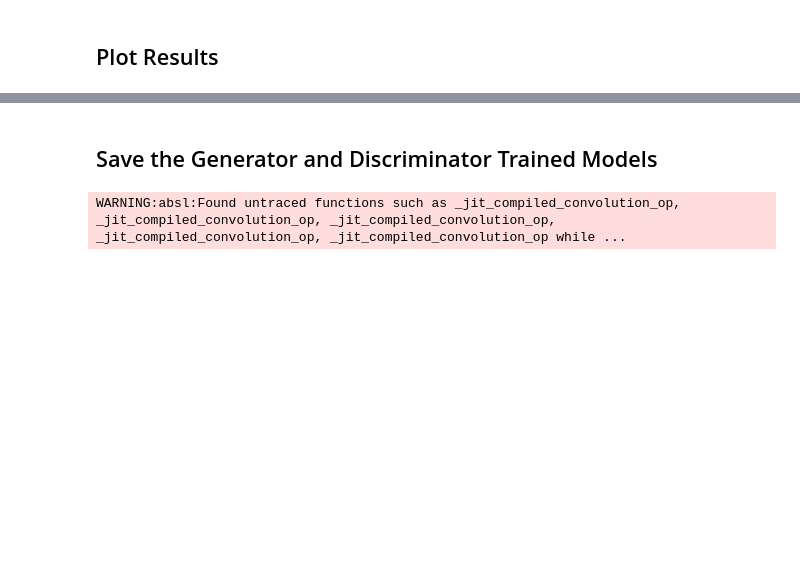
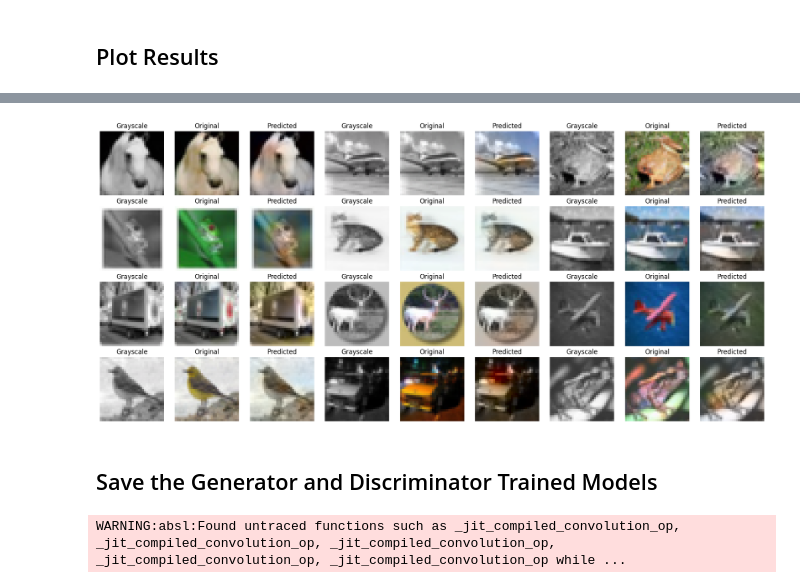
Before and after one commit to pintamonas4575/RLGAN-project-MAADM-UPM, a Jupyter notebook: RLGAN-p2-GAN.ipynb, the cells around one changed output, grey strips where cells are left out. Drawn from its saved outputs; the diff is of its cells as text; code cells hidden in the pictures; blank space fills up the shorter version.

```diff
--- a/RLGAN-p2-GAN.ipynb
+++ b/RLGAN-p2-GAN.ipynb
@@ -627,3 +632,73 @@ plot_colorized_images(n_samples=12)
+# %%
+def plot_colorized_images_random(n_samples: int) -> None:
+    # Randomly select n_samples indices from the test set
+    indices = np.random.choice(len(X_test), n_samples, replace=False)
+
+    # Generate colorized versions of the randomly selected grayscale images in the test set
+    Y_hat = generator(X_test[indices])
+
+    num_cols = 9  # Number of columns in the grid (3 triplets per row)
+    num_rows = (n_samples + 2) // 3  # Number of rows in the grid
+    font_size = 12  # Font size for titles
+
+    # Create a grid of subplots with num_rows rows and num_cols columns
+    fig, axes = plt.subplots(num_rows, num_cols, figsize=(num_cols * 2, num_rows * 2))
+    fig.subplots_adjust(hspace=0.3, wspace=0.1)  # Adjust spacing between subplots
+
+    # Loop over the grayscale images, original color images, and colorized images
+    for i, (x, y, y_hat) in enumerate(zip(X_test[indices], Y_test[indices], Y_hat)):
+        row = i // 3
+        col = (i % 3) * 3
+
+        # Convert the original color image from Lab to RGB
+        orig_lab = np.dstack((x, y * 128))
+        orig_rgb = lab2rgb(orig_lab)
+
+        # Convert the grayscale image from Lab to RGB
+        grayscale_lab = np.dstack((x, np.zeros((IMAGE_SIZE, IMAGE_SIZE, 2))))
+        grayscale_rgb = lab2rgb(grayscale_lab)
+
+        # Convert the colorized image from Lab to RGB
+        predicted_lab = np.dstack((x, y_hat * 128))
+        predicted_rgb = lab2rgb(predicted_lab)
+
+        # Display the grayscale image in the first column of the current row
+        ax: matplotlib.axes.Axes = axes[row, col]  # Get the appropriate axis for the current subplot
+        ax.axis('off')
+        ax.imshow(grayscale_rgb)
+        ax.set_title('Grayscale', fontsize=font_size)
+
+        # Display the original color image in the second column of the current row
+        ax = axes[row, col + 1]  # Move to the next column for original RGB
+        ax.axis('off')
+        ax.imshow(orig_rgb)
+        ax.set_title('Original', fontsize=font_size)
+
+        # Display the colorized image in the third column of the current row
+        ax = axes[row, col + 2]  # Move to the next column for predicted colorized image
+        ax.axis('off')
+        ax.imshow(predicted_rgb)
+        ax.set_title('Predicted', fontsize=font_size)
+
+        # Print the current row number to the console
+        # sys.stdout.flush()
+        # sys.stdout.write('\r{} / {}'.format(i + 1, n_samples))
+
+    # Hide empty subplots if any
+    for ax_row in axes:
+        for ax in ax_row:
+            if not ax.has_data():
+                ax.axis('off')
+
+    # Adjust the padding between subplots
+    plt.tight_layout(pad=0.5)
+    # Save the figure as an image file
+    plt.savefig(os.path.join(WORKDIR, 'GAN_img_predictions.png'))
+    plt.show()
+
+plot_colorized_images_random(n_samples=12)
+# %% [output]
+[figure, added]
 # %% [markdown]
 ## Save the Generator and Discriminator Trained Models
 # %%
```
Also changed, not shown: parts of 7 cells of this notebook, 5 other files.
